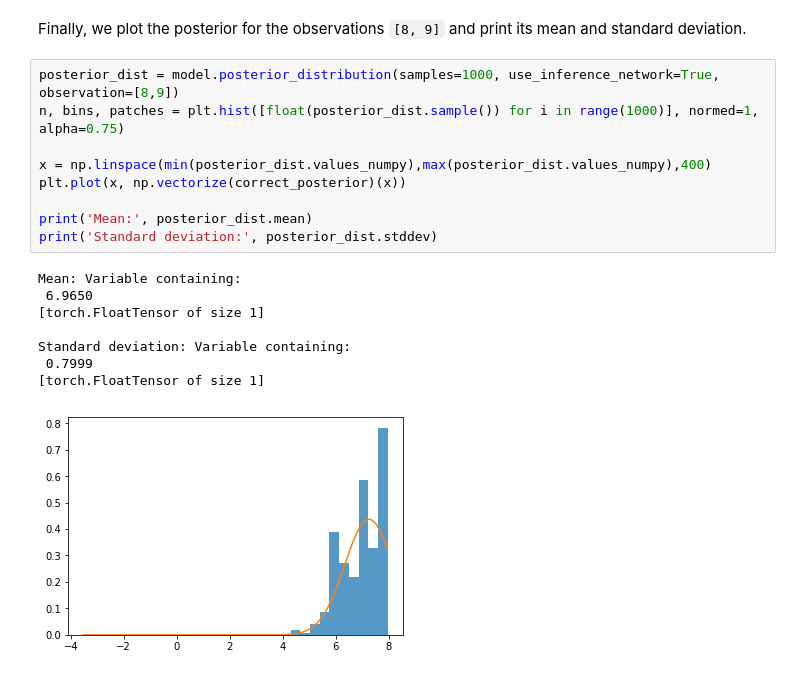
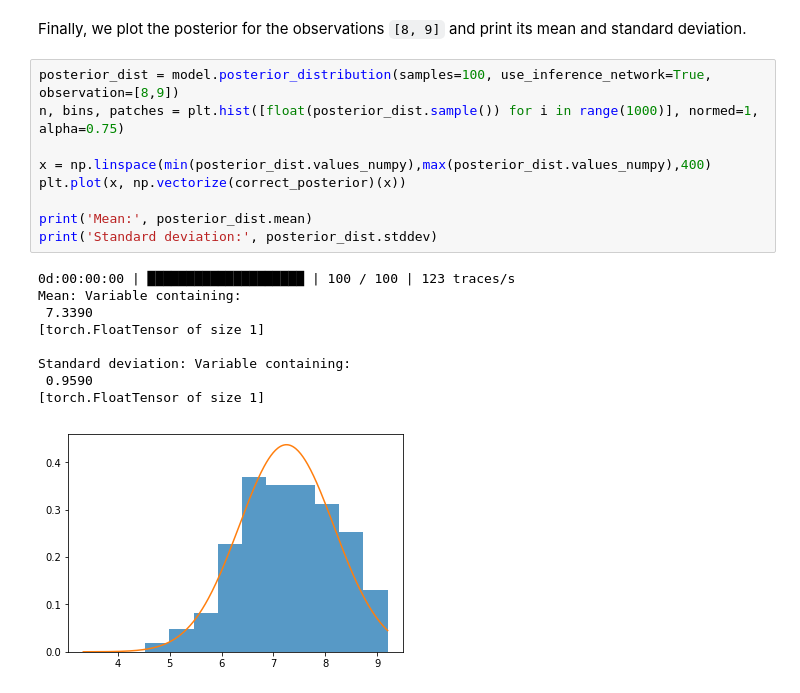
Before and after one commit to pyprob/pyprob, a Jupyter notebook: examples/gaussian_with_unknown_mean.ipynb, the cells around one changed output. Cells and saved outputs as stored; diff of their text form.

```diff
--- a/examples/gaussian_with_unknown_mean.ipynb
+++ b/examples/gaussian_with_unknown_mean.ipynb
@@ -139,20 +146,21 @@ n, bins, patches = plt.hist([float(posterior_dist_unweighted.sample()) for i in
 # %% [markdown]
 Finally, we plot the posterior for the observations `[8, 9]` and print its mean and standard deviation.
 # %%
-posterior_dist = model.posterior_distribution(samples=1000, use_inference_network=True, observation=[8,9])
+posterior_dist = model.posterior_distribution(samples=100, use_inference_network=True, observation=[8,9])
 n, bins, patches = plt.hist([float(posterior_dist.sample()) for i in range(1000)], normed=1, alpha=0.75)
 
 x = np.linspace(min(posterior_dist.values_numpy),max(posterior_dist.values_numpy),400)
 plt.plot(x, np.vectorize(correct_posterior)(x))
 
 print('Mean:', posterior_dist.mean)
 print('Standard deviation:', posterior_dist.stddev)
 # %% [output]
+0d:00:00:00 | ████████████████████ | 100 / 100 | 123 traces/s
 Mean: Variable containing:
- 6.9650
+ 7.3390
 [torch.FloatTensor of size 1]
 
 Standard deviation: Variable containing:
- 0.7999
+ 0.9590
 [torch.FloatTensor of size 1]
-[figure, old version]
+[figure, new version]
```
Also changed, not shown: parts of 11 cells of this notebook, 7 other files.
